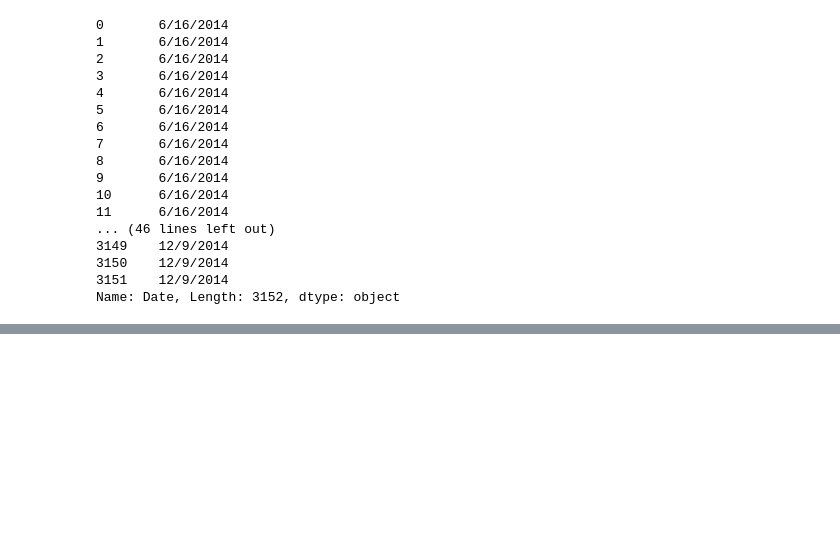
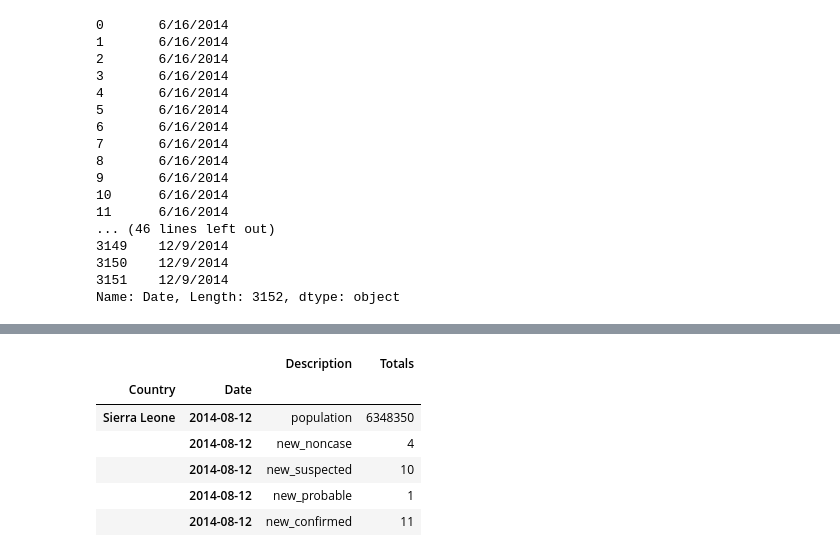
Before and after one commit to Roussaky/ada-EPFL, a Jupyter notebook: Homework1/task1-ongoing/task1.ipynb, the cells around one changed output, grey strips where cells are left out. Drawn from its saved outputs; the diff is of its cells as text; code cells hidden in the pictures; blank space fills up the shorter version.

```diff
--- a/Homework1/task1-ongoing/task1.ipynb
+++ b/Homework1/task1-ongoing/task1.ipynb
@@ -212,0 +250,10 @@ data_liberia.head()
+# %%
+data_sl.head()
+# %% [output]
+|  |  | Description | Totals |
+| Country | Date |  |  |
+| Sierra Leone | 2014-08-12 | population | 6348350 |
+|  | 2014-08-12 | new_noncase | 4 |
+|  | 2014-08-12 | new_suspected | 10 |
+|  | 2014-08-12 | new_probable | 1 |
+|  | 2014-08-12 | new_confirmed | 11 |
```
Also changed, not shown: parts of 17 cells of this notebook.
